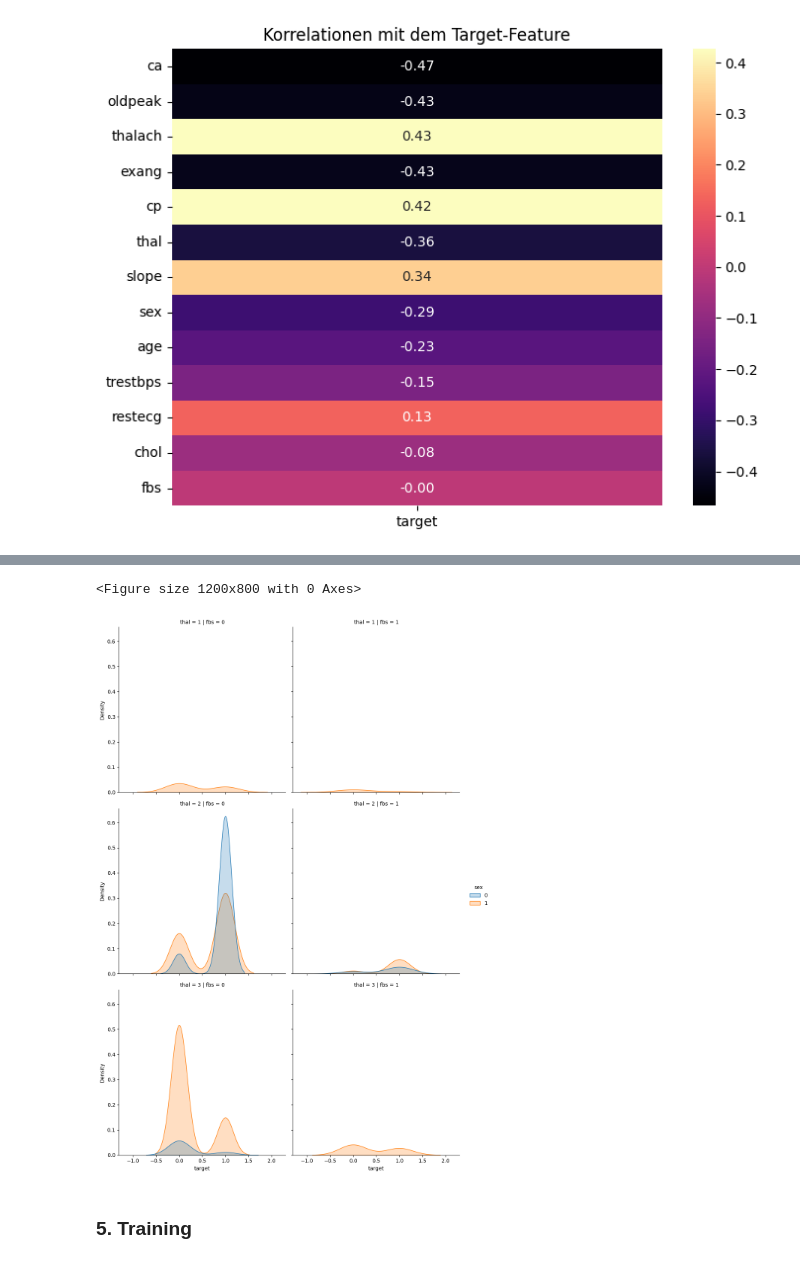
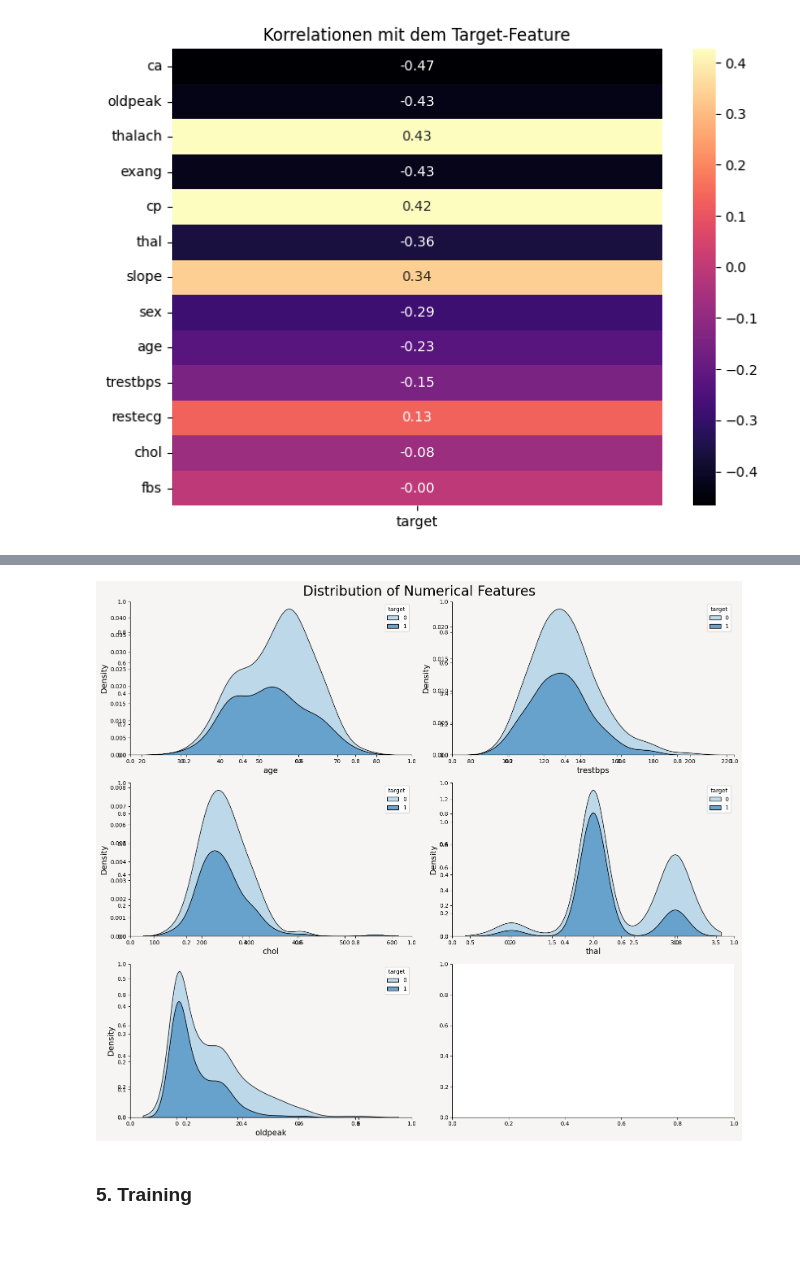
Before and after one commit to xbyjoex/MINTEC, a Jupyter notebook: Heart_Disease.ipynb, the cells around one changed output, grey strips where cells are left out. Drawn from its saved outputs; the diff is of its cells as text; code cells hidden in the pictures.

```diff
--- a/Heart_Disease.ipynb
+++ b/Heart_Disease.ipynb
@@ -286,10 +303,30 @@ plt.show()
-# %%
-plt.figure(figsize=(12, 8))
-sns.displot(data=data, x="target",hue="sex", row="thal", col ="fbs", fill=True, kind="kde")
-plt.show()
-# %% [output]
-<Figure size 1200x800 with 0 Axes>
-[figure, removed]
+# %%
+num_feats = ['age', 'trestbps', 'chol', 'thal', 'oldpeak']
+
+L = len(num_feats)
+ncol = 2
+nrow = int(np.ceil(L / ncol))
+
+fig, ax = plt.subplots(nrow, ncol, figsize=(16, 14), facecolor='#F6F5F4')
+fig.subplots_adjust(top=0.92)
+
+i = 1
+for col in num_feats:
+    plt.subplot(nrow, ncol, i, facecolor='#F6F5F4')
+
+    # Dichteverteilung
+    sns.kdeplot(data=data, x=col, hue="target", multiple="stack", palette="Blues")
+    plt.xlabel(col, fontsize=14)
+    plt.ylabel("Density", fontsize=14)
+    sns.despine(right=True)
+
+    i += 1
+
+plt.suptitle('Distribution of Numerical Features', fontsize=24)
+plt.tight_layout()
+plt.show()
+# %% [output]
+[figure, added]
 # %% [markdown]
 ### 5. Training
 # %%
```
Also changed, not shown: parts of 6 cells of this notebook, 2 other files.
